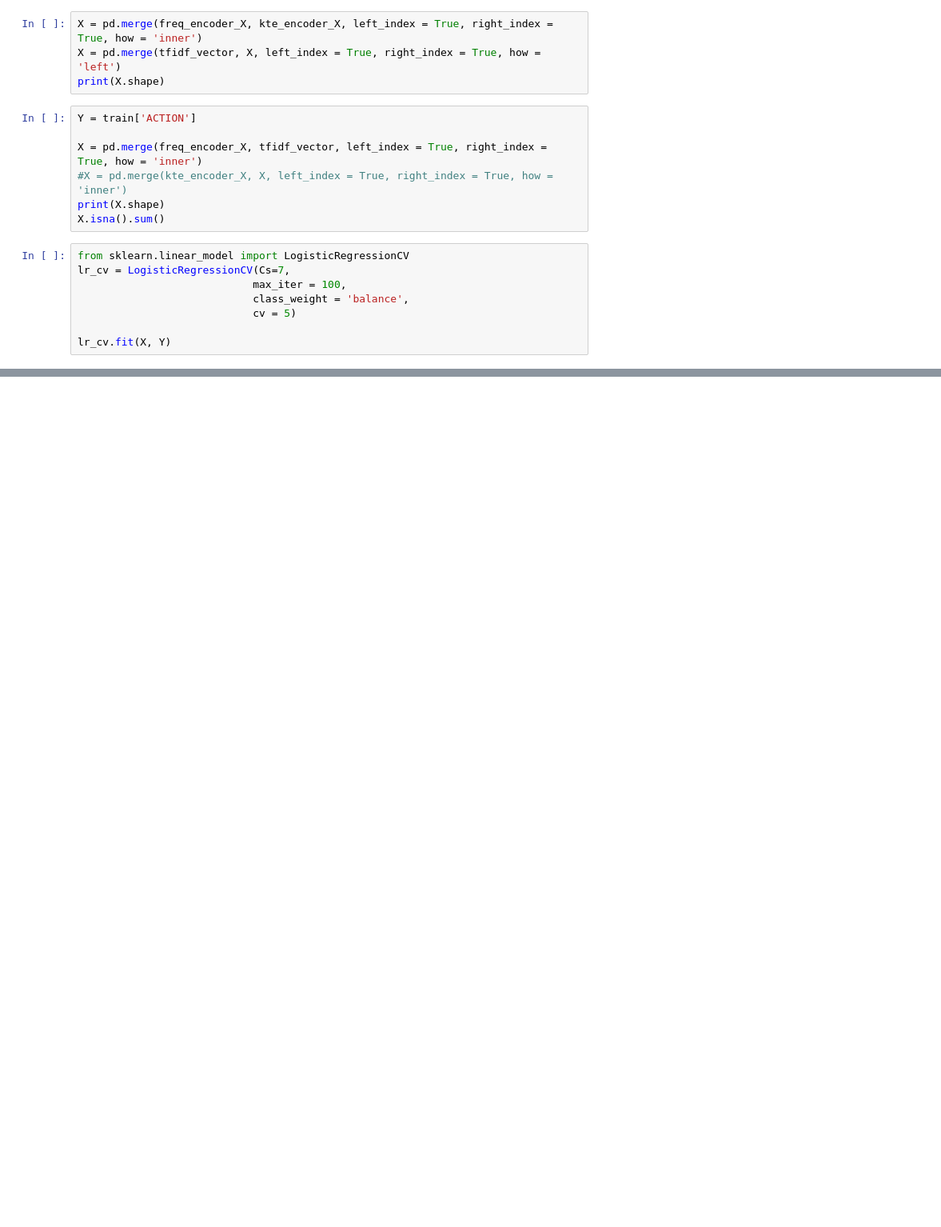
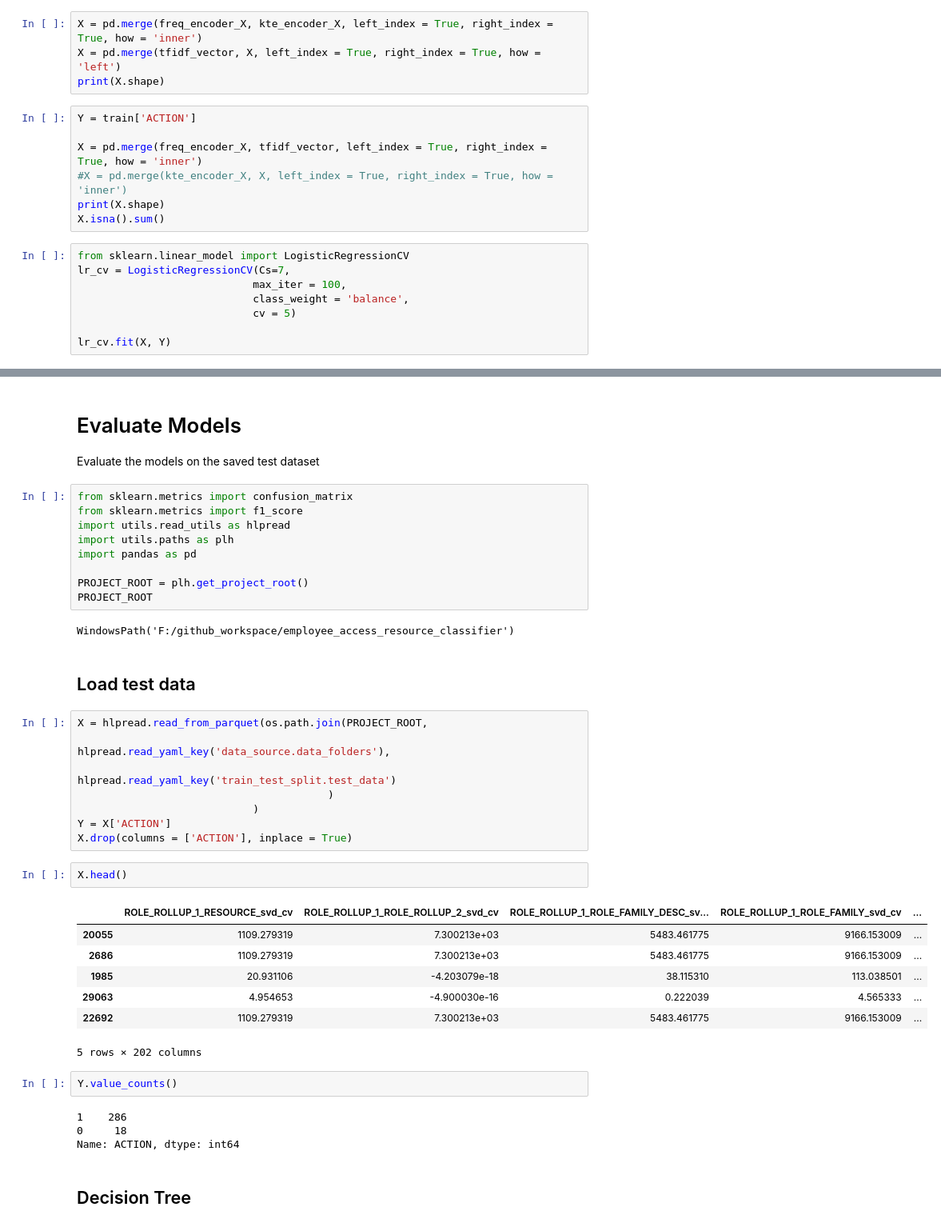
Before and after one commit to SmithaUpadhyaya/employee_access_resource_classifier, a Jupyter notebook: notebooks/training.ipynb, the cells around one changed output, grey strips where cells are left out. Shown at 80% size. Saved outputs shown, nothing was run; the diff lists cells and outputs as text; blank space fills up the shorter version.

```diff
--- a/notebooks/training.ipynb
+++ b/notebooks/training.ipynb
@@ -163,0 +345,43 @@ lr_cv.fit(X, Y)
+# %% [markdown]
+# Evaluate Models #
+
+Evaluate the models on the saved test dataset
+# %%
+from sklearn.metrics import confusion_matrix
+from sklearn.metrics import f1_score
+import utils.read_utils as hlpread
+import utils.paths as plh
+import pandas as pd
+
+PROJECT_ROOT = plh.get_project_root()
+PROJECT_ROOT
+# %% [output]
+WindowsPath('F:/github_workspace/employee_access_resource_classifier')
+# %% [markdown]
+## Load test data ##
+# %%
+X = hlpread.read_from_parquet(os.path.join(PROJECT_ROOT,
+                                          hlpread.read_yaml_key('data_source.data_folders'),
+                                          hlpread.read_yaml_key('train_test_split.test_data')
+                                        )
+                            )
+Y = X['ACTION']
+X.drop(columns = ['ACTION'], inplace = True)
+# %%
+X.head()
+# %% [output]
+|  | ROLE_ROLLUP_1_RESOURCE_svd_cv | ROLE_ROLLUP_1_ROLE_ROLLUP_2_svd_cv | ROLE_ROLLUP_1_ROLE_FAMILY_DESC_sv... | ROLE_ROLLUP_1_ROLE_FAMILY_svd_cv | ... |
+| 20055 | 1109.279319 | 7.300213e+03 | 5483.461775 | 9166.153009 | ... |
+| 2686 | 1109.279319 | 7.300213e+03 | 5483.461775 | 9166.153009 | ... |
+| 1985 | 20.931106 | -4.203079e-18 | 38.115310 | 113.038501 | ... |
+| 29063 | 4.954653 | -4.900030e-16 | 0.222039 | 4.565333 | ... |
+| 22692 | 1109.279319 | 7.300213e+03 | 5483.461775 | 9166.153009 | ... |
+5 rows × 202 columns
+# %%
+Y.value_counts()
+# %% [output]
+1    286
+0     18
+Name: ACTION, dtype: int64
+# %% [markdown]
+## Decision Tree ##
```
Also changed, not shown: parts of 26 cells of this notebook, 5 other files.
